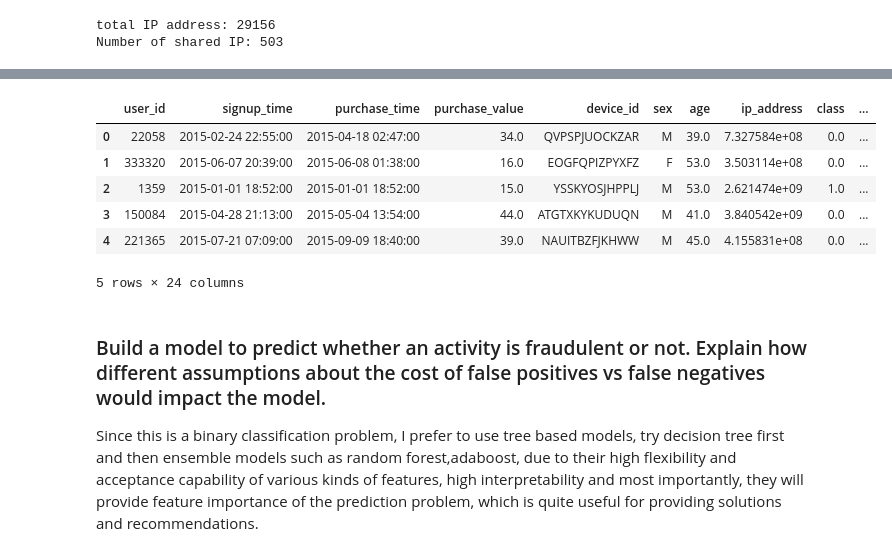
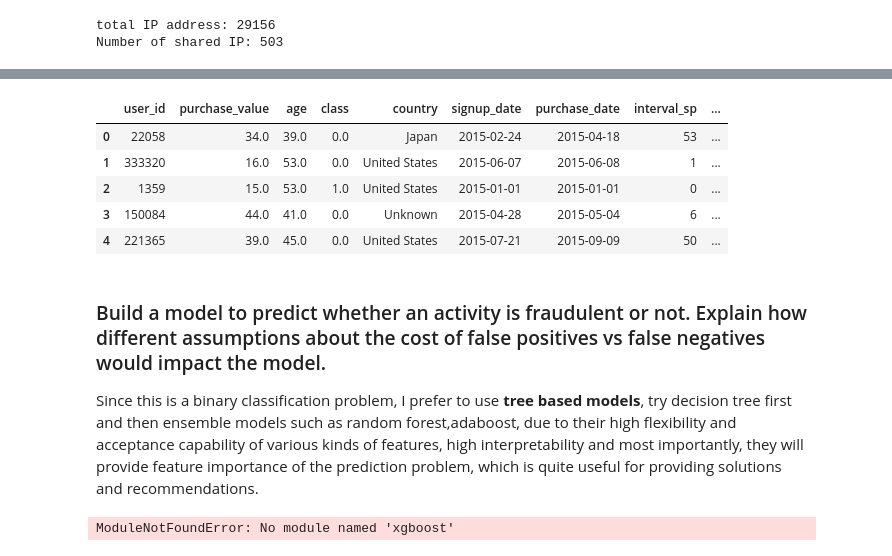
Before and after one commit to joyceft/TakeHomeDataChallenge, a Jupyter notebook: TakeHomeDataChallenge_Fraud.ipynb, the cells around one changed output, grey strips where cells are left out. Drawn from its saved outputs; the diff is of its cells as text; code cells hidden in the pictures.

```diff
--- a/TakeHomeDataChallenge_Fraud.ipynb
+++ b/TakeHomeDataChallenge_Fraud.ipynb
@@ -27,7 +27,7 @@ import matplotlib.pyplot as plt
 %matplotlib inline
 plt.style.use('ggplot')
 # %%
-fraud_df = pd.read_csv("C:\\Users\\Tianyi Fang\\Desktop\\ken\\data_challenge\\fraud.csv")
+fraud_df = pd.read_csv("C:\\Users\\Tianyi Fang\\Desktop\\ken\\data_challenge\\fraud_data.csv")
 ipaddress_df = pd.read_csv("C:\\Users\\Tianyi Fang\\Desktop\\ken\\data_challenge\\IpAddress_to_Country.csv")
 # %%
 pd.DataFrame(ipaddress_df.head())
@@ -109,7 +101,7 @@ Name: 30189, dtype: object
 fraud_df = fraud_df[:-1]
 # %%
 #set user_id as index in fraud_df
-fraud_df.set_index('user_id')
+fraud_df.set_index('user_id').head()
 # %% [output]
 |  | signup_time | purchase_time | purchase_value | device_id | source | browser | sex | age | ip_address | ... |
 | user_id |  |  |  |  |  |  |  |  |  | ... |
@@ -259,3 +253,3 @@ fraud_df.sample(6)
 # %%
 #check the interval of signup and purchase, if the interval is extremely small/large, that's suspicious
-fraud_df['interval_sp'] = (fraud_df.purchase_date - fraud_df.signup_date)
+fraud_df['interval_sp'] = (fraud_df.purchase_date - fraud_df.signup_date).dt.days
@@ -304,3 +410,4 @@ fraud_df.head()
 # %%
 #After done feature engineering, some features could be dropped, since their information have been extracted
-fraud_df.drop('signup_time', 'purchase_time', 'device_id', 'ip_address')
+fraud_df = fraud_df.drop(['signup_time', 'purchase_time', 'device_id', 'ip_address'], axis = 1)
+fraud_df.head()
@@ -347,14 +437,13 @@ fraud_df = pd.get_dummies(fraud_df, columns = ['source', 'browser'])
 # %%
 #since get dummies, the last value can be represented by others, so drop the last column
-fraud_df.drop('source_Direct', 'browser_Opera')
+fraud_df = fraud_df.drop(['sex','source_Direct', 'browser_Opera'],axis = 1)
 fraud_df.head()
 # %% [output]
-|  | user_id | signup_time | purchase_time | purchase_value | device_id | sex | age | ip_address | class | ... |
-| 0 | 22058 | 2015-02-24 22:55:00 | 2015-04-18 02:47:00 | 34.0 | QVPSPJUOCKZAR | M | 39.0 | 7.327584e+08 | 0.0 | ... |
-| 1 | 333320 | 2015-06-07 20:39:00 | 2015-06-08 01:38:00 | 16.0 | EOGFQPIZPYXFZ | F | 53.0 | 3.503114e+08 | 0.0 | ... |
-| 2 | 1359 | 2015-01-01 18:52:00 | 2015-01-01 18:52:00 | 15.0 | YSSKYOSJHPPLJ | M | 53.0 | 2.621474e+09 | 1.0 | ... |
-| 3 | 150084 | 2015-04-28 21:13:00 | 2015-05-04 13:54:00 | 44.0 | ATGTXKYKUDUQN | M | 41.0 | 3.840542e+09 | 0.0 | ... |
-| 4 | 221365 | 2015-07-21 07:09:00 | 2015-09-09 18:40:00 | 39.0 | NAUITBZFJKHWW | M | 45.0 | 4.155831e+08 | 0.0 | ... |
+|  | user_id | purchase_value | age | class | country | signup_date | purchase_date | interval_sp | ... |
+| 0 | 22058 | 34.0 | 39.0 | 0.0 | Japan | 2015-02-24 | 2015-04-18 | 53 | ... |
+| 1 | 333320 | 16.0 | 53.0 | 0.0 | United States | 2015-06-07 | 2015-06-08 | 1 | ... |
+| 2 | 1359 | 15.0 | 53.0 | 1.0 | United States | 2015-01-01 | 2015-01-01 | 0 | ... |
+| 3 | 150084 | 44.0 | 41.0 | 0.0 | Unknown | 2015-04-28 | 2015-05-04 | 6 | ... |
+| 4 | 221365 | 39.0 | 45.0 | 0.0 | United States | 2015-07-21 | 2015-09-09 | 50 | ... |
-5 rows × 24 columns
 # %%
 #save file
@@ -362,3 +451,13 @@ fraud_df.to_csv("fraud_cleaned_df.csv", index_column = 'user_id')
 # %% [markdown]
 ###  Build a model to predict whether an activity is fraudulent or not. Explain how diﬀerent assumptions about the cost of false positives vs false negatives would impact the model.
-Since this is a binary classification problem, I prefer to use tree based models, try decision tree first and then ensemble models such as random forest,adaboost, due to their high flexibility and acceptance capability of various kinds of features, high interpretability and most importantly, they will provide feature importance of the prediction problem, which is quite useful for providing solutions and recommendations.
+Since this is a binary classification problem, I prefer to use **tree based models**, try decision tree first and then ensemble models such as random forest,adaboost, due to their high flexibility and acceptance capability of various kinds of features, high interpretability and most importantly, they will provide feature importance of the prediction problem, which is quite useful for providing solutions and recommendations.
+# %%
+from sklearn.tree import DecisionTreeClassifier, export_graphviz
+from sklearn.model_selection import train_test_split
+from sklearn.metrics import confusion_matrix,accuracy_score,classification_report, \
+roc_curve, roc_auc_score, precision_score, \
+recall_score, f1_score, matthews_corrcoef
+from sklearn.ensemble import RandomForestClassifier
+import xgboost as xgb
+# %% [output]
+ModuleNotFoundError: No module named 'xgboost'
```
Also changed, not shown: parts of 41 cells of this notebook.
